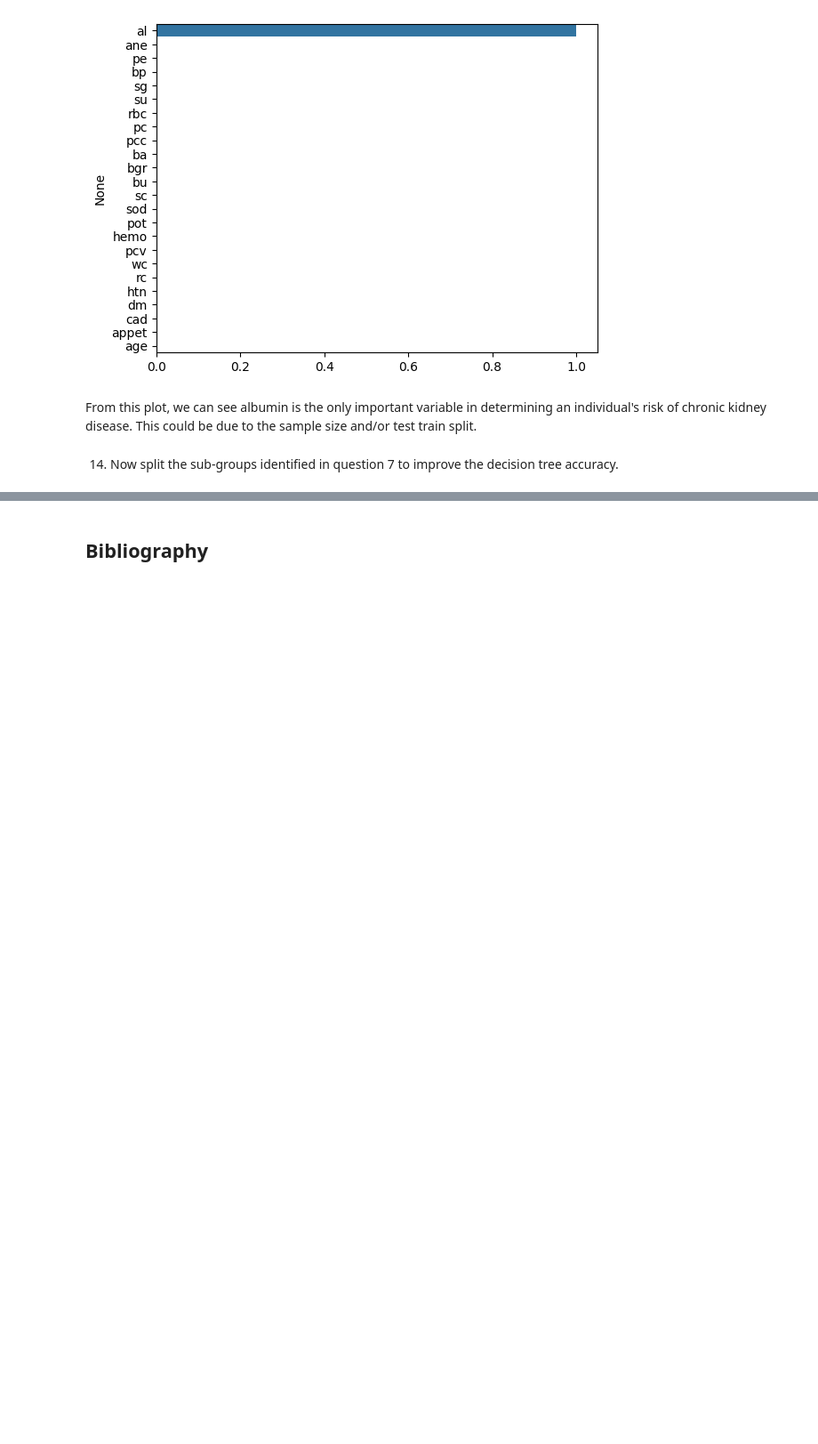
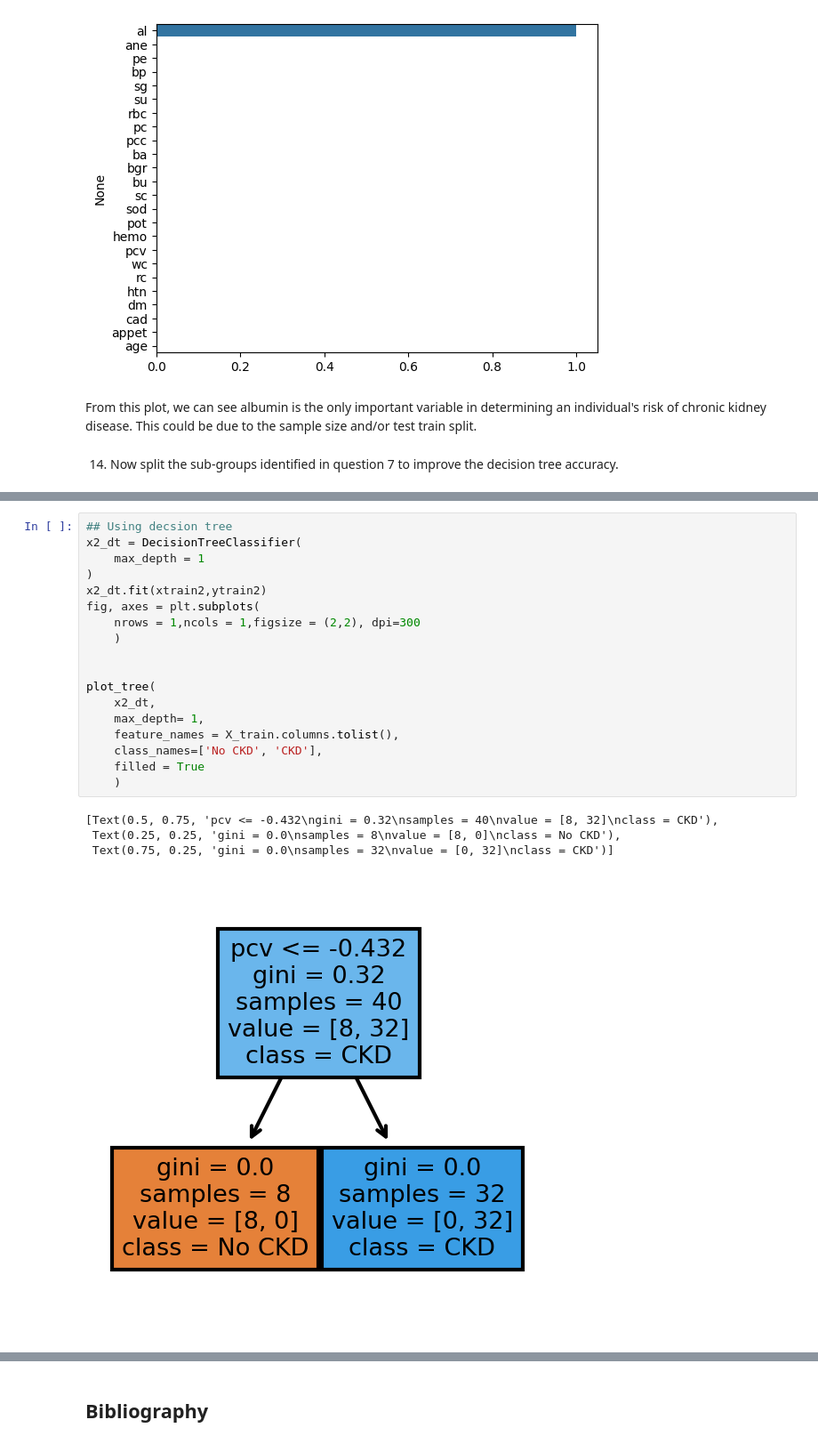
Before and after one commit to seebachl/3DA3-Asgmt-6, a Jupyter notebook: Seebach_Lily_HW6.ipynb, the cells around one changed output, grey strips where cells are left out. Shown at 89% size. Drawn from its saved outputs; the diff is of its cells as text; blank space fills up the shorter version.

```diff
--- a/Seebach_Lily_HW6.ipynb
+++ b/Seebach_Lily_HW6.ipynb
@@ -511,0 +577,23 @@ From this plot, we can see albumin is the only important variable in determining
+# %%
+## Using decsion tree
+x2_dt = DecisionTreeClassifier(
+    max_depth = 1
+)
+x2_dt.fit(xtrain2,ytrain2)
+fig, axes = plt.subplots(
+    nrows = 1,ncols = 1,figsize = (2,2), dpi=300
+    )
+
+
+plot_tree(
+    x2_dt,
+    max_depth= 1,
+    feature_names = X_train.columns.tolist(),
+    class_names=['No CKD', 'CKD'],
+    filled = True
+    )
+# %% [output]
+[Text(0.5, 0.75, 'pcv <= -0.432\ngini = 0.32\nsamples = 40\nvalue = [8, 32]\nclass = CKD'),
+ Text(0.25, 0.25, 'gini = 0.0\nsamples = 8\nvalue = [8, 0]\nclass = No CKD'),
+ Text(0.75, 0.25, 'gini = 0.0\nsamples = 32\nvalue = [0, 32]\nclass = CKD')]
+[figure, added]
```
Also changed, not shown: parts of 7 cells of this notebook.
